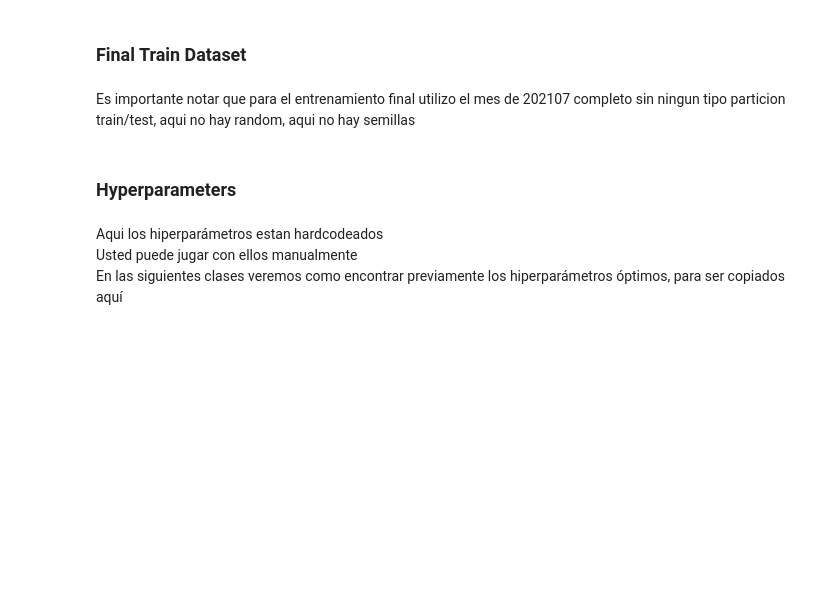
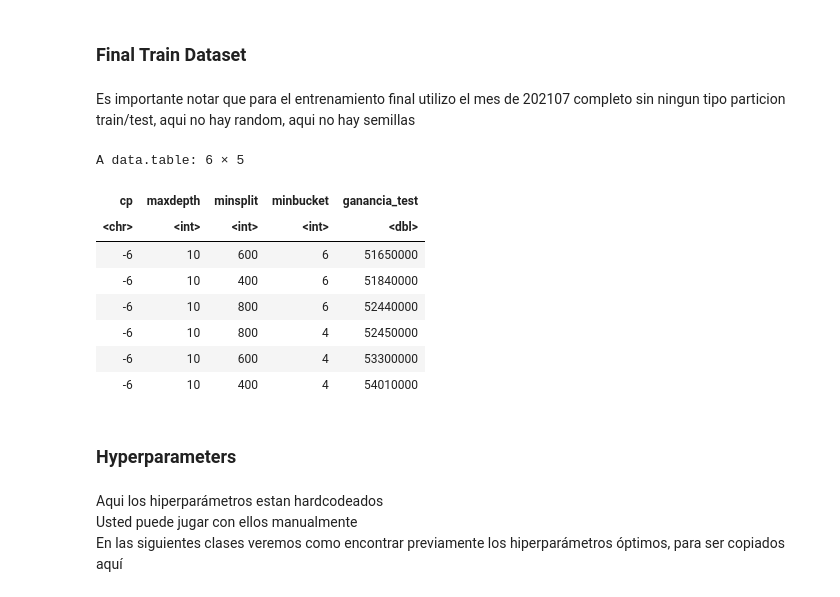
Before and after one commit to sandralabaustral/labo2025v, a Jupyter notebook: src/rpart/102_FinalTrainConsolidado.ipynb, the cells around one changed output. Drawn from its saved outputs; the diff is of its cells as text; code cells hidden in the pictures; blank space fills up the shorter version.

```diff
--- a/src/rpart/102_FinalTrainConsolidado.ipynb
+++ b/src/rpart/102_FinalTrainConsolidado.ipynb
@@ -107,8 +121,20 @@ setwd( paste0("/content/buckets/b1/exp/", experimento ))
 Es importante notar que para el entrenamiento final utilizo el mes de 202107 completo sin ningun tipo particion  train/test, aqui no hay random, aqui no hay semillas
 # %%
 # lectura del dataset
-dataset <- fread("/content/datasets/dataset_pequeno.csv")
-dtrain_final <- dataset[foto_mes == 202107] # defino donde voy a entrenar
+dataset <- fread("/content/datasets/gridsearchconsol.csv")
+dtrain_final <- dataset # Use the entire dataset for training
+# %%
+head (dataset)
+# %% [output]
+A data.table: 6 × 5
+| cp | maxdepth | minsplit | minbucket | ganancia_test |
+| <chr> | <int> | <int> | <int> | <dbl> |
+| -6 | 10 | 600 | 6 | 51650000 |
+| -6 | 10 | 400 | 6 | 51840000 |
+| -6 | 10 | 800 | 6 | 52440000 |
+| -6 | 10 | 800 | 4 | 52450000 |
+| -6 | 10 | 600 | 4 | 53300000 |
+| -6 | 10 | 400 | 4 | 54010000 |
 # %% [markdown]
 ### Hyperparameters
 # %% [markdown]
```
Also changed, not shown: parts of 10 cells of this notebook.
